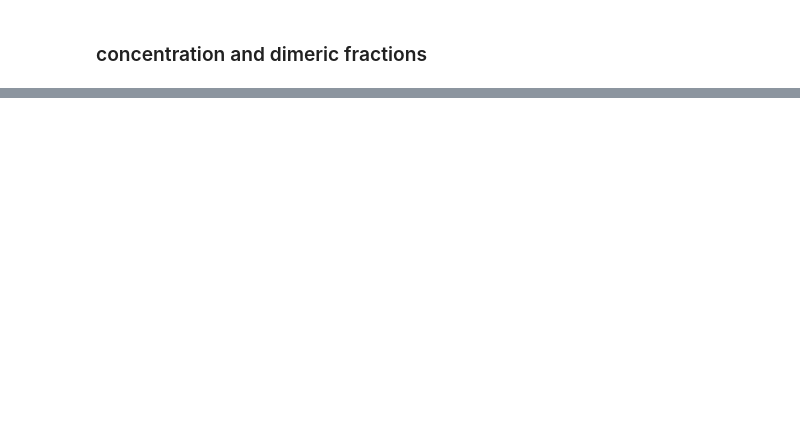
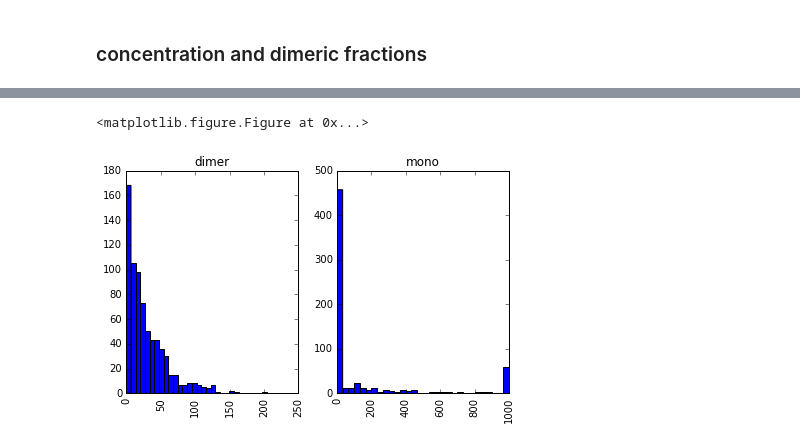
Before and after one commit to dprovasi/readi, a Jupyter notebook: readi.ipynb, the cells around one changed output, grey strips where cells are left out. Drawn from its saved outputs; the diff is of its cells as text; code cells hidden in the pictures; blank space fills up the shorter version.

```diff
--- a/readi.ipynb
+++ b/readi.ipynb
@@ -690,0 +644,24 @@ concentration_short = concentrations[['mono_tot','dimer_tot']]
+# %%
+def setup_system(copynumber, diffusion, rates):
+    """
+    setup a trajectory for different system parameters
+    """
+
+    ## create particle types and their unimolecular reactions
+    membrane = geometry(dim=2,size=20)
+    q1 = ptype(diffusion['mono'],"mono",membrane)
+    q2 = ptype(diffusion['dimer'],"dimer",membrane)
+
+    ## dimer disruption into states that remember their orientation
+    q2.add_reaction(
+        fission_reaction("fission 1", rate=rates['on'], outtype1=q1, outtype2=q1) )
+    ## Dimerization 1: monomers bind to form interface, from any angular state
+    zz1=bim_encunter_complex("dimerization_EC",q1,q1,dist=0.3)
+    r23 = fusion_reaction("dimerization 1", rate=rates['off'], outtype=q2)
+    zz1.add_reaction(r23)
+
+    ## collect all the bimolecular reactions
+    bim_inducts = [zz1]
+    t2 = random_init(copynumber,[q1])
+    t2.describe()
+    return (t2 , bim_inducts)
@@ -690,0 +711,5 @@ concentration_short = concentrations[['mono_tot','dimer_tot']]
+# %%
+zz=em1.lifetimes(doplot=True);
+# %% [output]
+<matplotlib.figure.Figure at 0x...>
+[figure, added]
```
Also changed, not shown: parts of 15 cells of this notebook.
